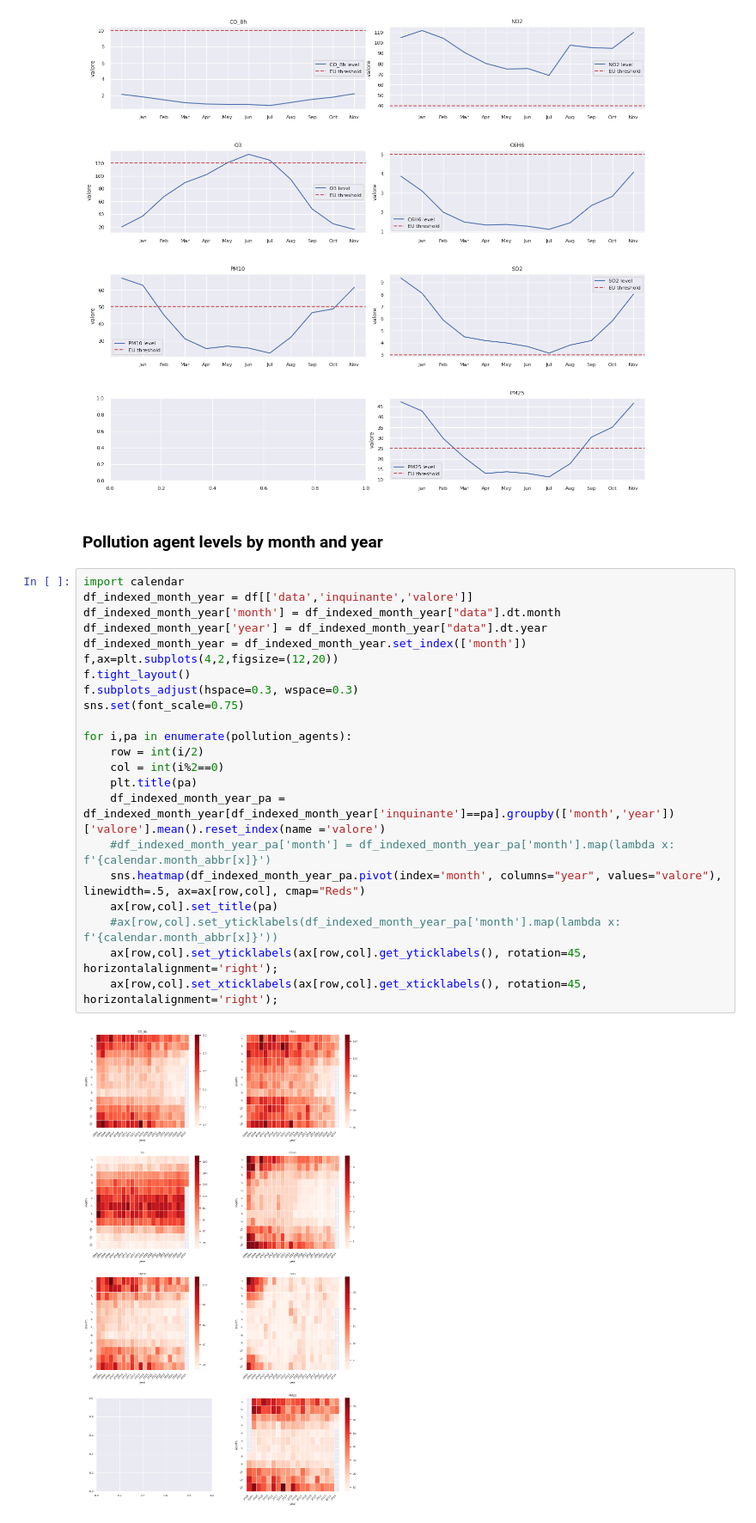
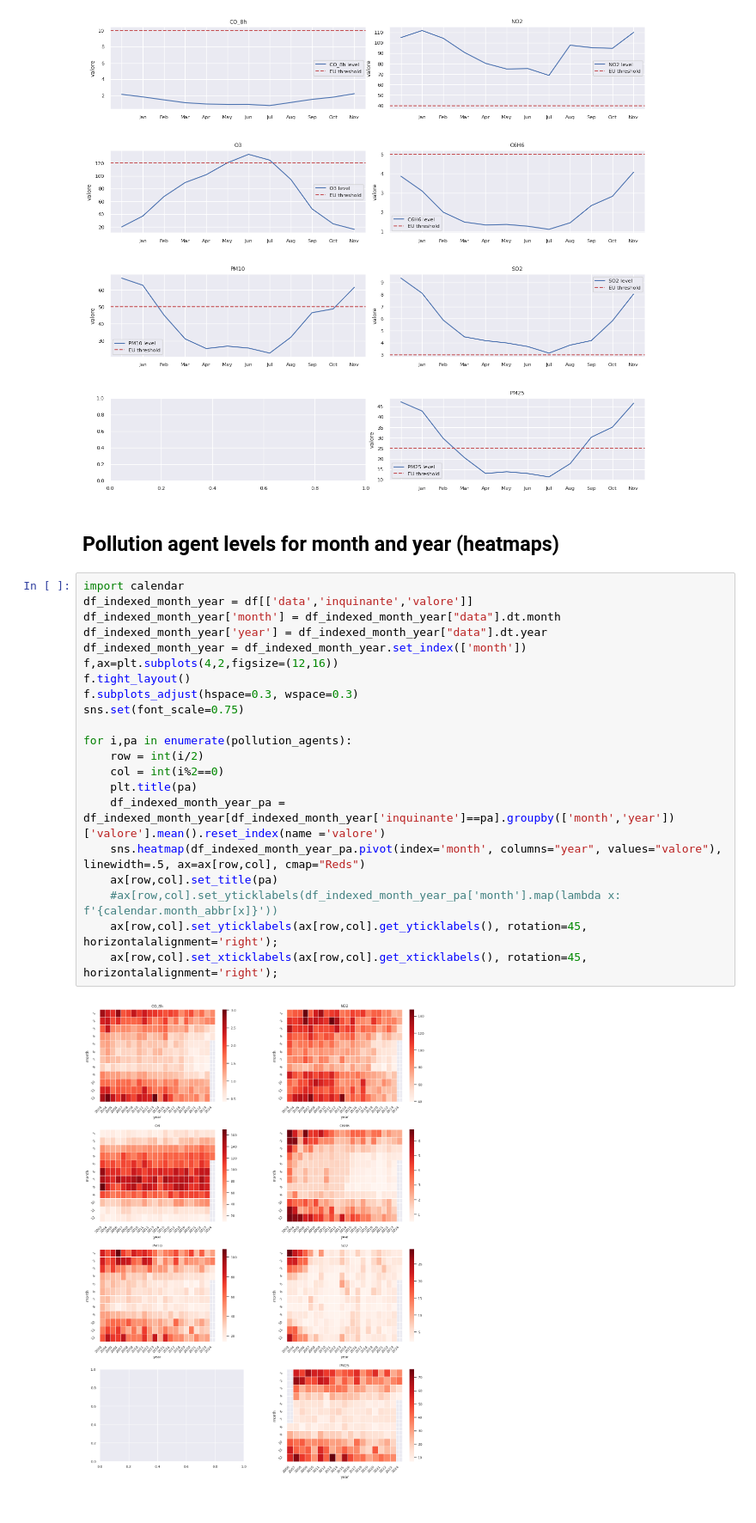
Before and after one commit to mrsalty/notebooks, a Jupyter notebook: eda-milan-air-pollution.ipynb, the cells around one changed output. Shown: that part at 86% size. Saved outputs shown, nothing was run; the diff lists cells and outputs as text.

Commit message:
Kaggle Notebook | EDA | Milan air pollution (2003-2024) | Version 7

```diff
--- a/eda-milan-air-pollution.ipynb
+++ b/eda-milan-air-pollution.ipynb
@@ -165,28 +164,27 @@ for i,pa in enumerate(pollution_agents):
 # %% [output]
 [figure]
 # %% [markdown]
-### Pollution agent levels by month and year
+## Pollution agent levels for month and year (heatmaps)
 # %%
 import calendar
 df_indexed_month_year = df[['data','inquinante','valore']]
 df_indexed_month_year['month'] = df_indexed_month_year["data"].dt.month
 df_indexed_month_year['year'] = df_indexed_month_year["data"].dt.year
 df_indexed_month_year = df_indexed_month_year.set_index(['month'])
-f,ax=plt.subplots(4,2,figsize=(12,20))
+f,ax=plt.subplots(4,2,figsize=(12,16))
 f.tight_layout()
 f.subplots_adjust(hspace=0.3, wspace=0.3)
 sns.set(font_scale=0.75)
 
 for i,pa in enumerate(pollution_agents):
     row = int(i/2)
     col = int(i%2==0)
     plt.title(pa)
     df_indexed_month_year_pa = df_indexed_month_year[df_indexed_month_year['inquinante']==pa].groupby(['month','year'])['valore'].mean().reset_index(name ='valore')
-    #df_indexed_month_year_pa['month'] = df_indexed_month_year_pa['month'].map(lambda x: f'{calendar.month_abbr[x]}')
     sns.heatmap(df_indexed_month_year_pa.pivot(index='month', columns="year", values="valore"), linewidth=.5, ax=ax[row,col], cmap="Reds")
     ax[row,col].set_title(pa)
     #ax[row,col].set_yticklabels(df_indexed_month_year_pa['month'].map(lambda x: f'{calendar.month_abbr[x]}'))
     ax[row,col].set_yticklabels(ax[row,col].get_yticklabels(), rotation=45, horizontalalignment='right');
     ax[row,col].set_xticklabels(ax[row,col].get_xticklabels(), rotation=45, horizontalalignment='right');
 # %% [output]
-[figure, old version]
+[figure, new version]
```
Also changed, not shown: parts of 8 cells of this notebook.
